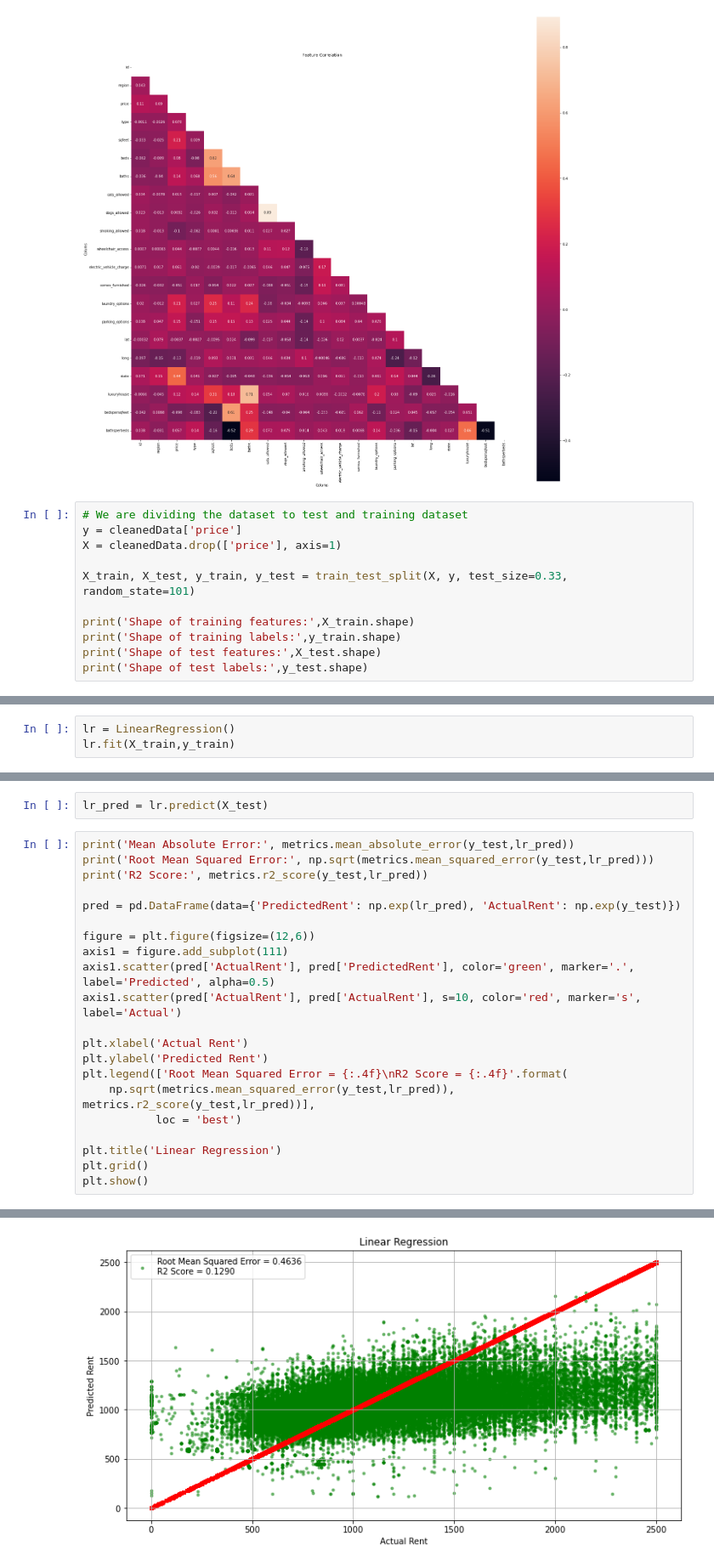
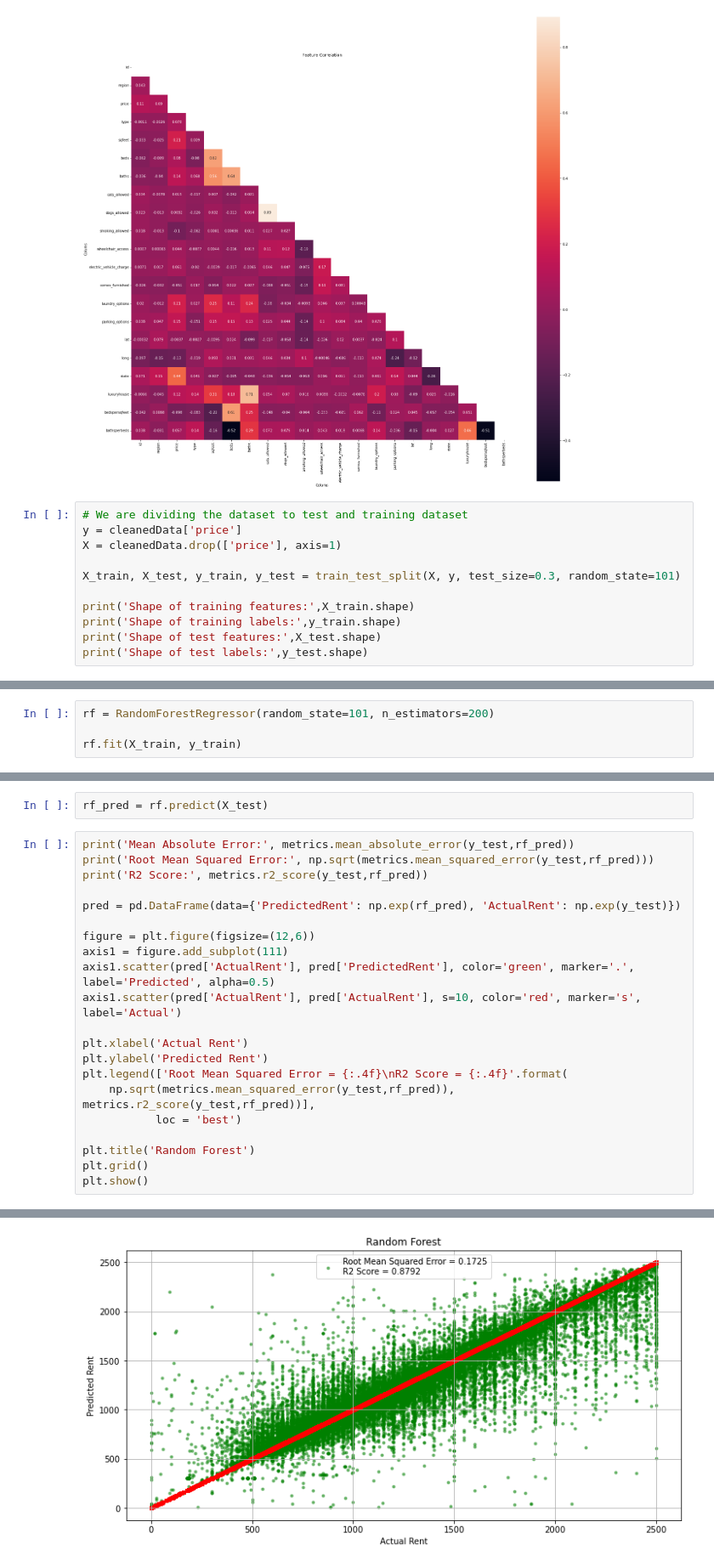
Before and after one commit to DevEngineers/ML_Assignment2_IT19153414_IT19167442_IT19175126_IT19018256, a Jupyter notebook: House_Rent_Prediction.ipynb, the cells around one changed output, grey strips where cells are left out. Shown at 85% size. Drawn from its saved outputs; the diff is of its cells as text.

```diff
--- a/House_Rent_Prediction.ipynb
+++ b/House_Rent_Prediction.ipynb
@@ -214,7 +215,7 @@ sns.set_style({'xtick.bottom': True}, {'ytick.left': True})
 y = cleanedData['price']
 X = cleanedData.drop(['price'], axis=1)
 
-X_train, X_test, y_train, y_test = train_test_split(X, y, test_size=0.33, random_state=101)
+X_train, X_test, y_train, y_test = train_test_split(X, y, test_size=0.3, random_state=101)
 
 print('Shape of training features:',X_train.shape)
 print('Shape of training labels:',y_train.shape)
@@ -228,3 +228,0 @@ Shape of test labels: (77893,)
-# %%
-lr = LinearRegression()
-lr.fit(X_train,y_train)
@@ -232,0 +229,4 @@ LinearRegression()
+# %%
+rf = RandomForestRegressor(random_state=101, n_estimators=200)
+
+rf.fit(X_train, y_train)
@@ -233,11 +245,11 @@ LinearRegression()
 # %%
-lr_pred = lr.predict(X_test)
+rf_pred = rf.predict(X_test)
 # %%
-print('Mean Absolute Error:', metrics.mean_absolute_error(y_test,lr_pred))
-print('Root Mean Squared Error:', np.sqrt(metrics.mean_squared_error(y_test,lr_pred)))
-print('R2 Score:', metrics.r2_score(y_test,lr_pred))
+print('Mean Absolute Error:', metrics.mean_absolute_error(y_test,rf_pred))
+print('Root Mean Squared Error:', np.sqrt(metrics.mean_squared_error(y_test,rf_pred)))
+print('R2 Score:', metrics.r2_score(y_test,rf_pred))
 
-pred = pd.DataFrame(data={'PredictedRent': np.exp(lr_pred), 'ActualRent': np.exp(y_test)})
+pred = pd.DataFrame(data={'PredictedRent': np.exp(rf_pred), 'ActualRent': np.exp(y_test)})
 
 figure = plt.figure(figsize=(12,6))
 axis1 = figure.add_subplot(111)
@@ -247,10 +259,10 @@ axis1.scatter(pred['ActualRent'], pred['ActualRent'], s=10, color='red', marker=
 plt.xlabel('Actual Rent')
 plt.ylabel('Predicted Rent')
 plt.legend(['Root Mean Squared Error = {:.4f}\nR2 Score = {:.4f}'.format(
-    np.sqrt(metrics.mean_squared_error(y_test,lr_pred)), metrics.r2_score(y_test,lr_pred))],
+    np.sqrt(metrics.mean_squared_error(y_test,rf_pred)), metrics.r2_score(y_test,rf_pred))],
            loc = 'best')
 
-plt.title('Linear Regression')
+plt.title('Random Forest')
 plt.grid()
 plt.show()
 # %% [output]
@@ -260 +272 @@ R2 Score: 0.12903376449859638
-[figure, old version]
+[figure, new version]
```
Also changed, not shown: parts of 8 cells of this notebook.
